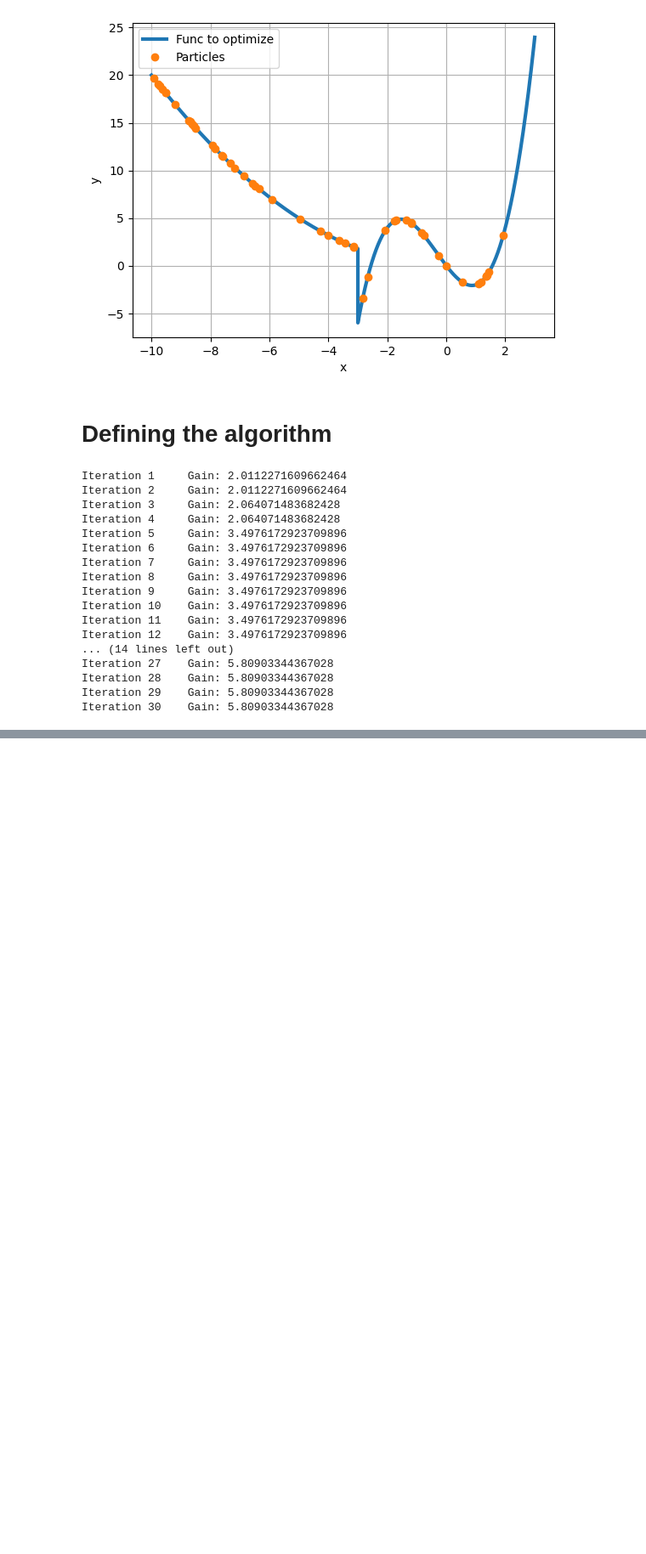
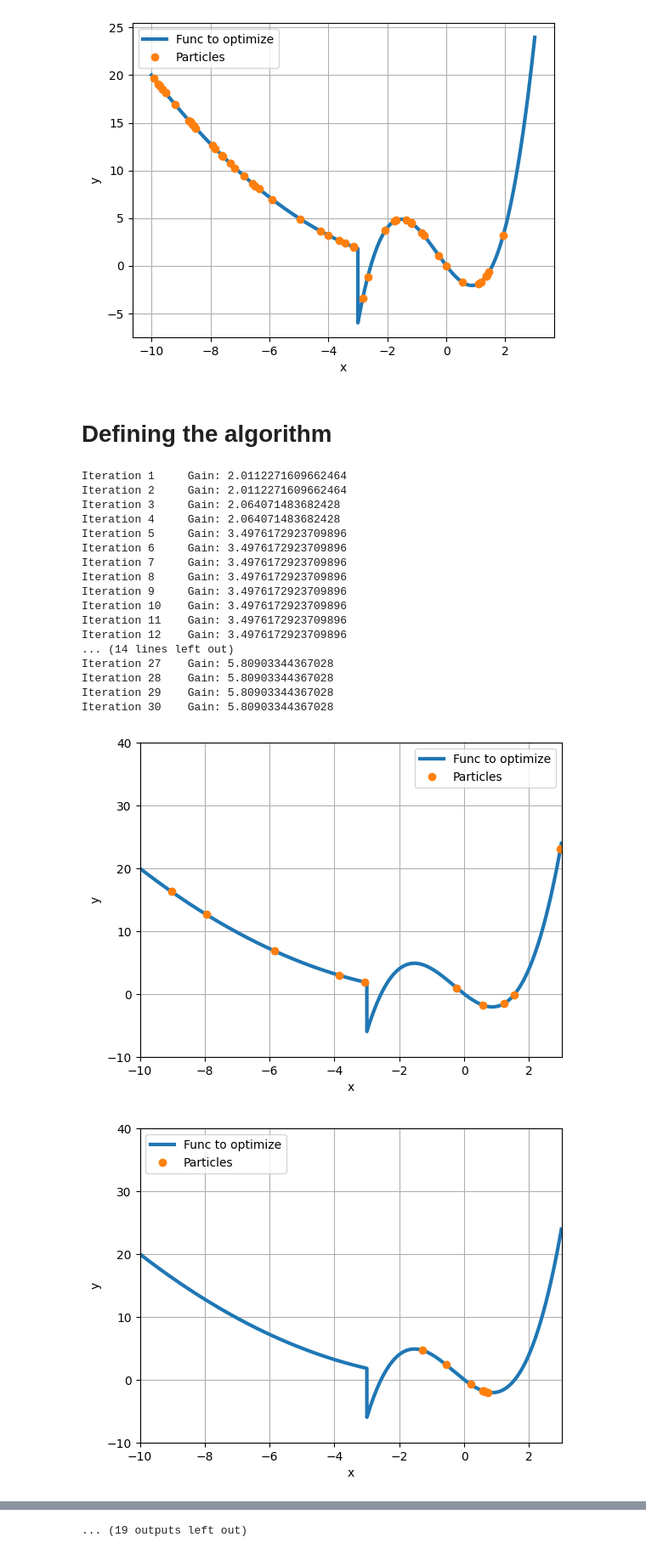
Before and after one commit to ajits-github/Particle_Swarm_Optimization, a Jupyter notebook: Particle_Swarm_Optimization.ipynb, the cells around one changed output, grey strips where cells are left out. Shown at 85% size. Saved outputs shown, nothing was run; the diff lists cells and outputs as text; code cells hidden in the pictures; blank space fills up the shorter version.

Commit message:
func to optimize

```diff
--- a/Particle_Swarm_Optimization.ipynb
+++ b/Particle_Swarm_Optimization.ipynb
@@ -108,3 +108,28 @@ Iteration 27    Gain: 5.80903344367028
 Iteration 28    Gain: 5.80903344367028
 Iteration 29    Gain: 5.80903344367028
 Iteration 30    Gain: 5.80903344367028
+# %%
+for i, values in enumerate(l):
+  plt.plot(x,y, lw=3, label='Func to optimize')
+  plt.plot(values,function(values),marker='o', ls='', label='Particles')
+  plt.xlabel('x')
+  plt.ylabel('y')
+  plt.xlim(-10,3)
+  plt.ylim(-10,40)
+  plt.legend()
+  plt.grid(True)
+  plt.savefig(f'./animation/{i}.png')
+  plt.show()
+plt.plot(x,y, lw=3, label='Func to optimize')
+plt.plot(swarm_best_position,function([swarm_best_position]),marker='o',color='red', ls='', label='Particles')
+plt.xlabel('x')
+plt.ylabel('y')
+plt.xlim(-10,3)
+plt.ylim(-10,40)
+plt.legend()
+plt.grid(True)
+plt.savefig(f'./animation/{i+1}.png')
+plt.show()
+# %% [output]
+[figure, added]
+[figure, added]
@@ -110,0 +146 @@ Iteration 30    Gain: 5.80903344367028
+... (19 outputs left out)
```
Also changed, not shown: parts of 2 cells of this notebook.
